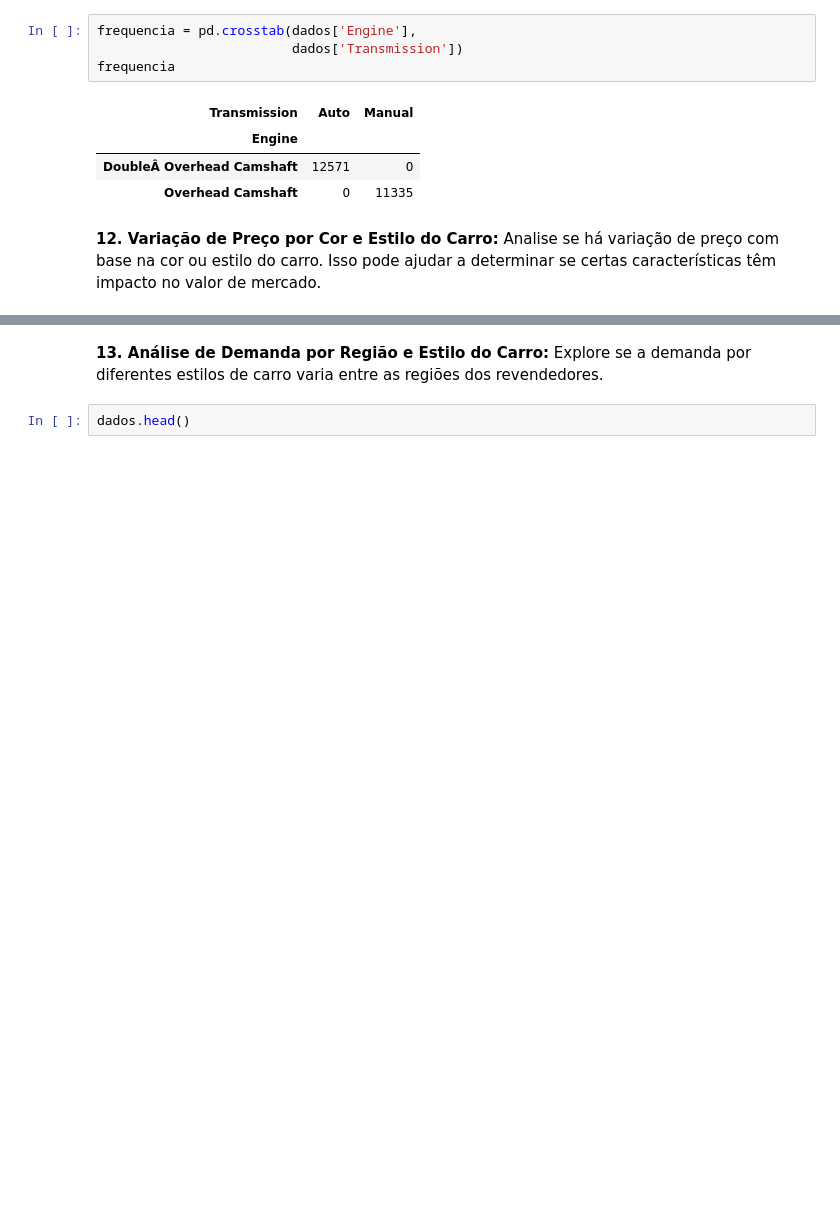
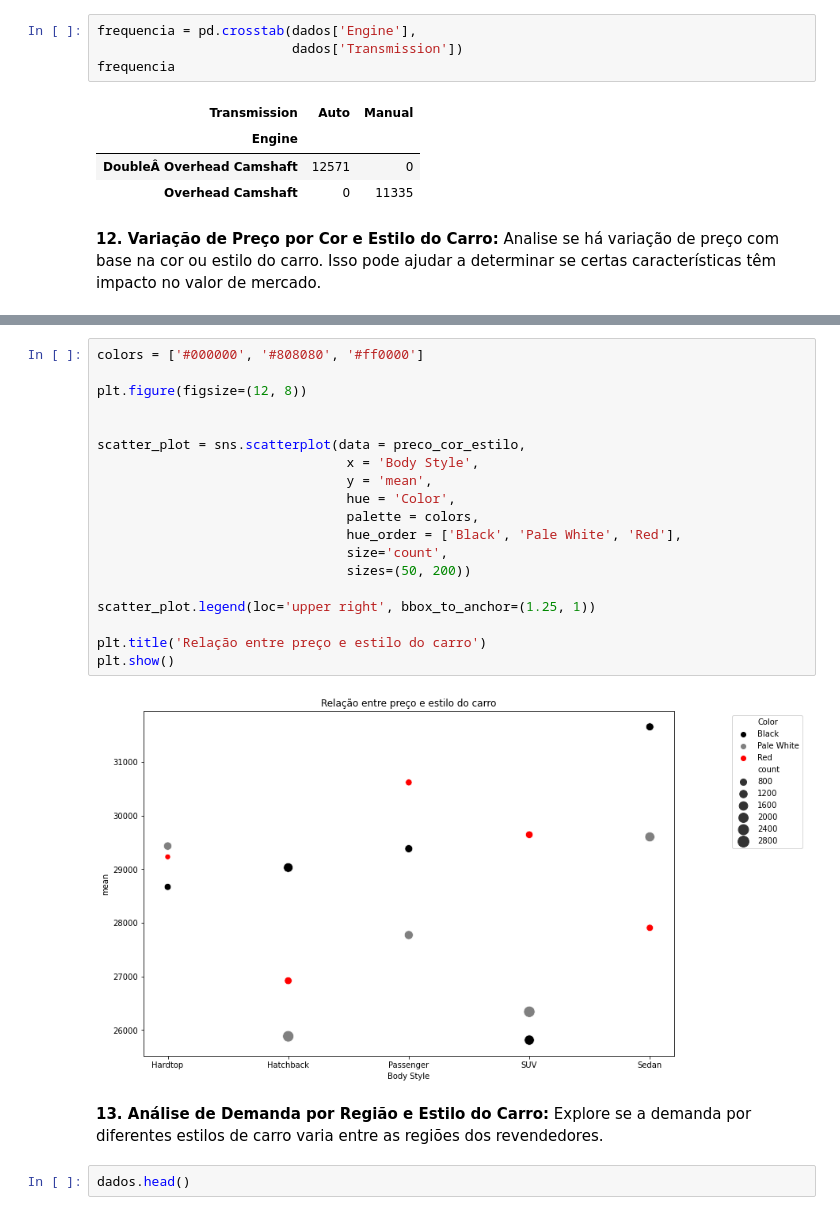
Before and after one commit to GabrielVila/Car-Sales-Report, a Jupyter notebook: projeto_carro.ipynb, the cells around one changed output, grey strips where cells are left out. Saved outputs shown, nothing was run; the diff lists cells and outputs as text; blank space fills up the shorter version.

```diff
--- a/projeto_carro.ipynb
+++ b/projeto_carro.ipynb
@@ -731,3 +731,24 @@ dados.groupby(['Body Style', 'Color'])['Price ($)'].agg(['count', 'mean'])
+# %%
+colors = ['#000000', '#808080', '#ff0000']
+
+plt.figure(figsize=(12, 8))
+
+
+scatter_plot = sns.scatterplot(data = preco_cor_estilo,
+                                x = 'Body Style',
+                                y = 'mean',
+                                hue = 'Color',
+                                palette = colors,
+                                hue_order = ['Black', 'Pale White', 'Red'],
+                                size='count',
+                                sizes=(50, 200))
+
+scatter_plot.legend(loc='upper right', bbox_to_anchor=(1.25, 1))
+
+plt.title('Relação entre preço e estilo do carro')
+plt.show()
+# %% [output]
+[figure, added]
 # %% [markdown]
 **13. Análise de Demanda por Região e Estilo do Carro:** Explore se a demanda por diferentes estilos de carro varia entre as regiões dos revendedores.
 # %%
```
Also changed, not shown: parts of 5 cells of this notebook.
